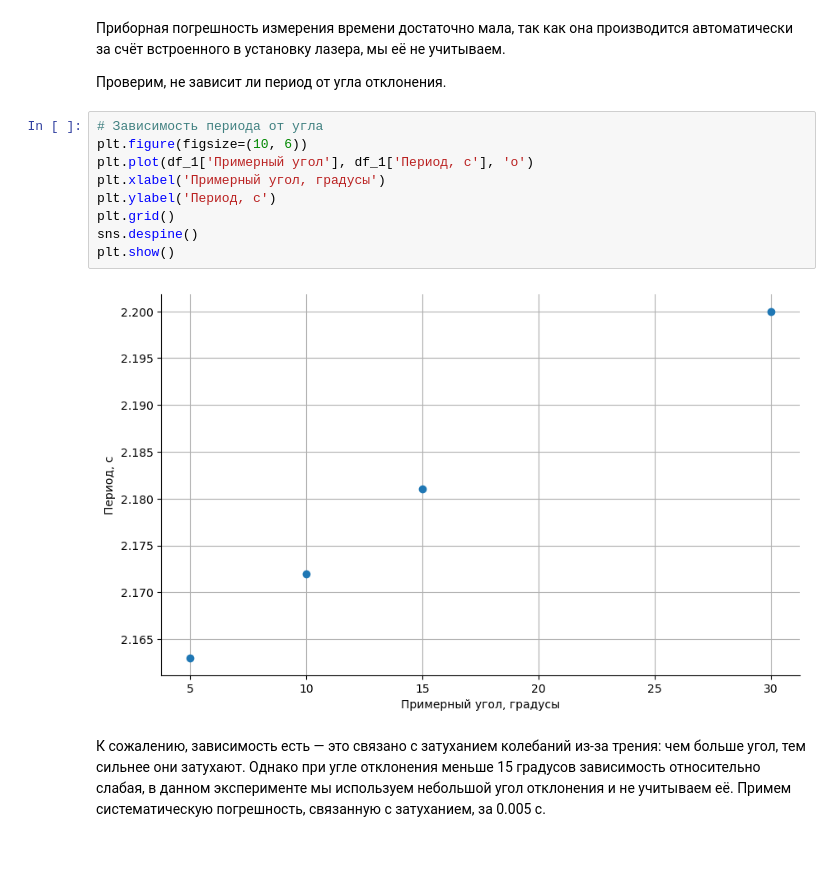
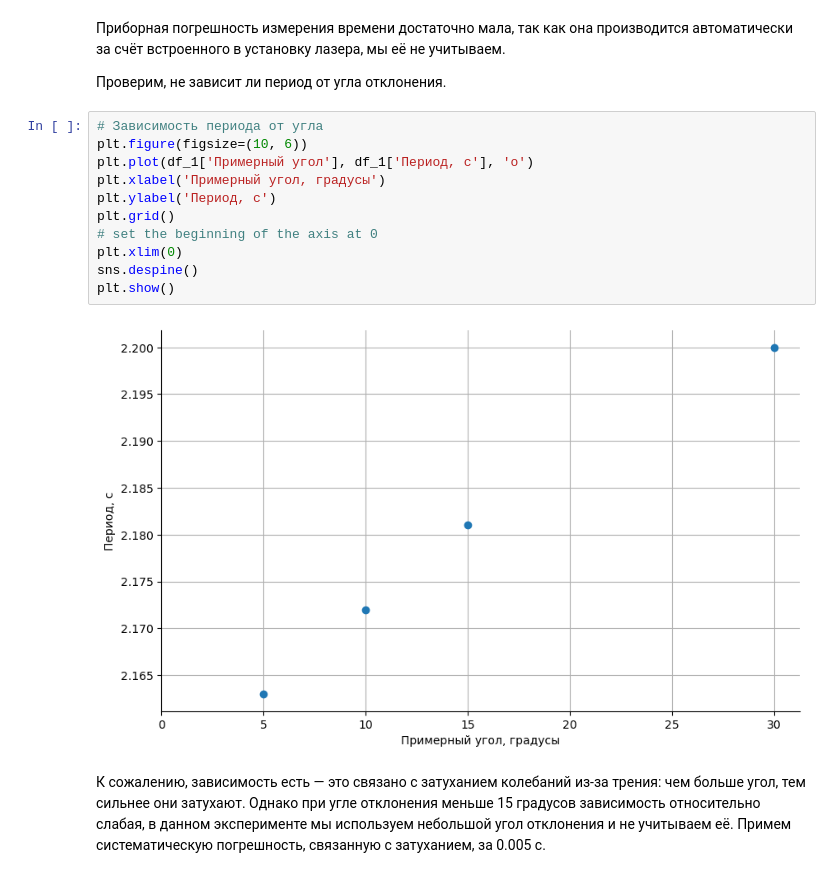
Before and after one commit to timofeiryko/mipt-labs-1, a Jupyter notebook: 1.2.3/main.ipynb, the cells around one changed output. Cells and saved outputs as stored; diff of their text form.

```diff
--- a/1.2.3/main.ipynb
+++ b/1.2.3/main.ipynb
@@ -114,14 +114,16 @@ df_1
 # %%
 # Зависимость периода от угла
 plt.figure(figsize=(10, 6))
 plt.plot(df_1['Примерный угол'], df_1['Период, с'], 'o')
 plt.xlabel('Примерный угол, градусы')
 plt.ylabel('Период, с')
 plt.grid()
+# set the beginning of the axis at 0
+plt.xlim(0)
 sns.despine()
 plt.show()
 # %% [output]
-[figure, old version]
+[figure, new version]
 # %% [markdown]
 К сожалению, зависимость есть — это связано с затуханием колебаний из-за трения: чем больше угол, тем сильнее они затухают. Однако при угле отклонения меньше 15 градусов зависимость относительно слабая, в данном эксперименте мы используем небольшой угол отклонения и не учитываем её. Примем систематическую погрешность, связанную с затуханием, за 0.005 с.
 # %% [markdown]
```
Also changed, not shown: parts of 3 cells of this notebook, 1 other file.
